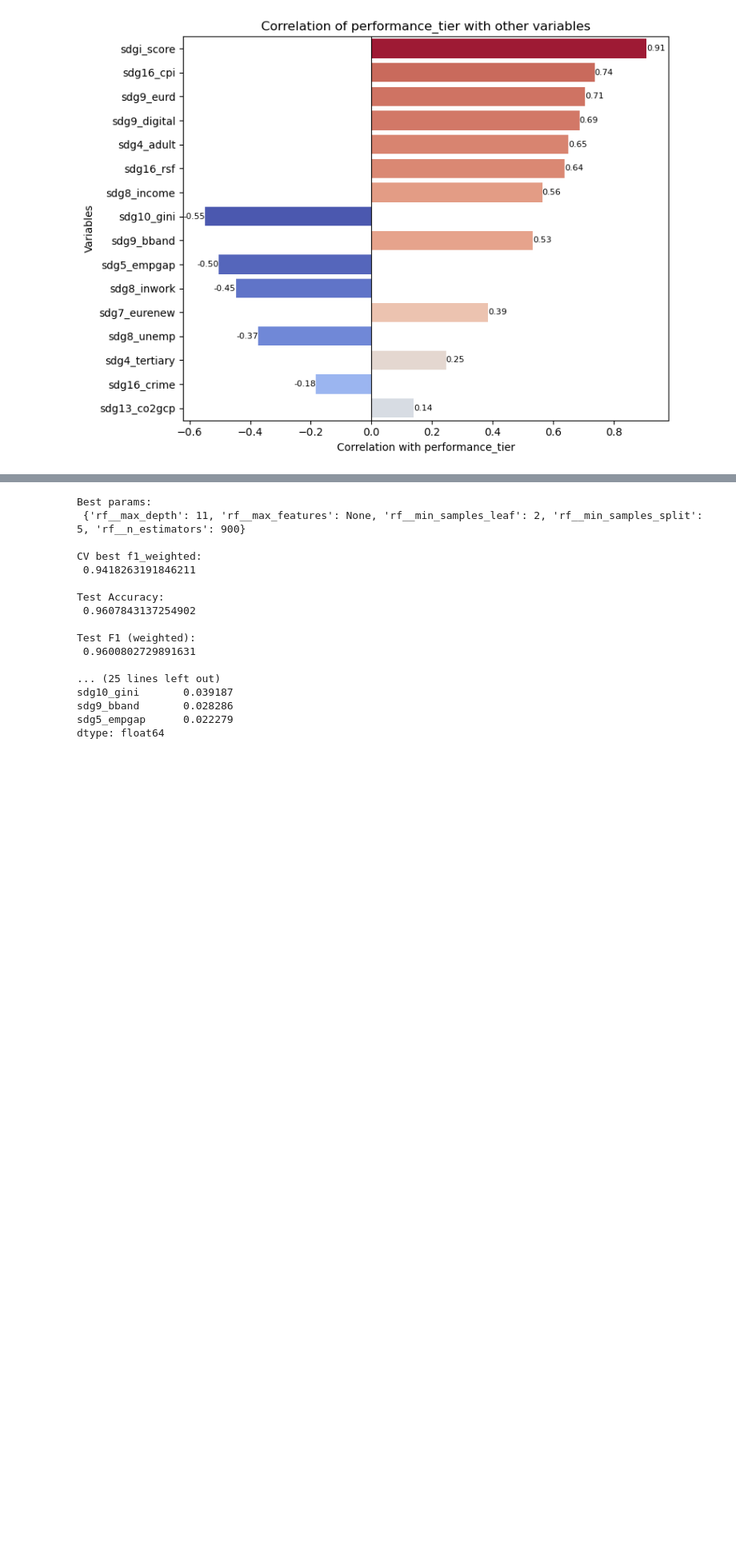
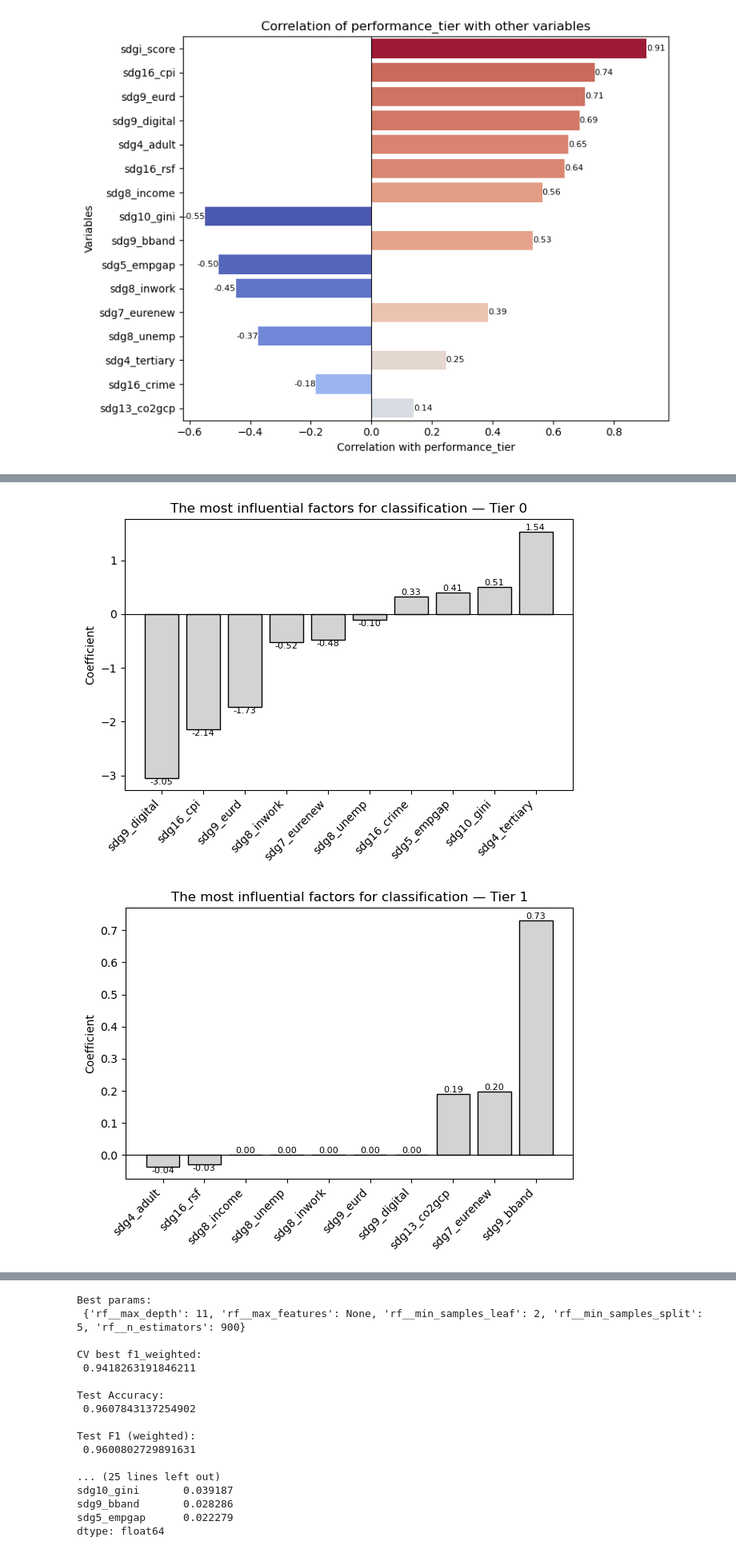
Before and after one commit to LavrenchukV/Classifying-EU-Sustainability-Performance, a Jupyter notebook: SDG_project.ipynb, the cells around one changed output, grey strips where cells are left out. Shown at 80% size. Drawn from its saved outputs; the diff is of its cells as text; code cells hidden in the pictures; blank space fills up the shorter version.

```diff
--- a/SDG_project.ipynb
+++ b/SDG_project.ipynb
@@ -838,0 +858,25 @@ The most influential features relate to:
+# %%
+cdf = coef_df.T
+
+def plot_top_features(series, tier_label, top_n=10):
+    s = series.abs().sort_values(ascending=False).head(top_n)
+    s = series[s.index].sort_values()
+
+    bars = plt.bar(range(len(s)), s.values, color="lightgray", edgecolor="black")
+    plt.axhline(0, color="black", linewidth=0.8)
+    plt.xticks(range(len(s)), s.index, rotation=45, ha="right")
+    plt.title(f"The most influential factors for classification — Tier {tier_label}")
+    plt.ylabel("Coefficient")
+
+    for bar, val in zip(bars, s.values):
+        plt.text(bar.get_x() + bar.get_width()/2, val, f"{val:.2f}",
+                 ha="center", va="bottom" if val >= 0 else "top", fontsize=8)
+
+    plt.tight_layout()
+    plt.show()
+
+for tier in cdf.columns:
+    plot_top_features(cdf[tier], tier, 10)
+# %% [output]
+[figure, added]
+[figure, added]
```
Also changed, not shown: parts of 14 cells of this notebook.
